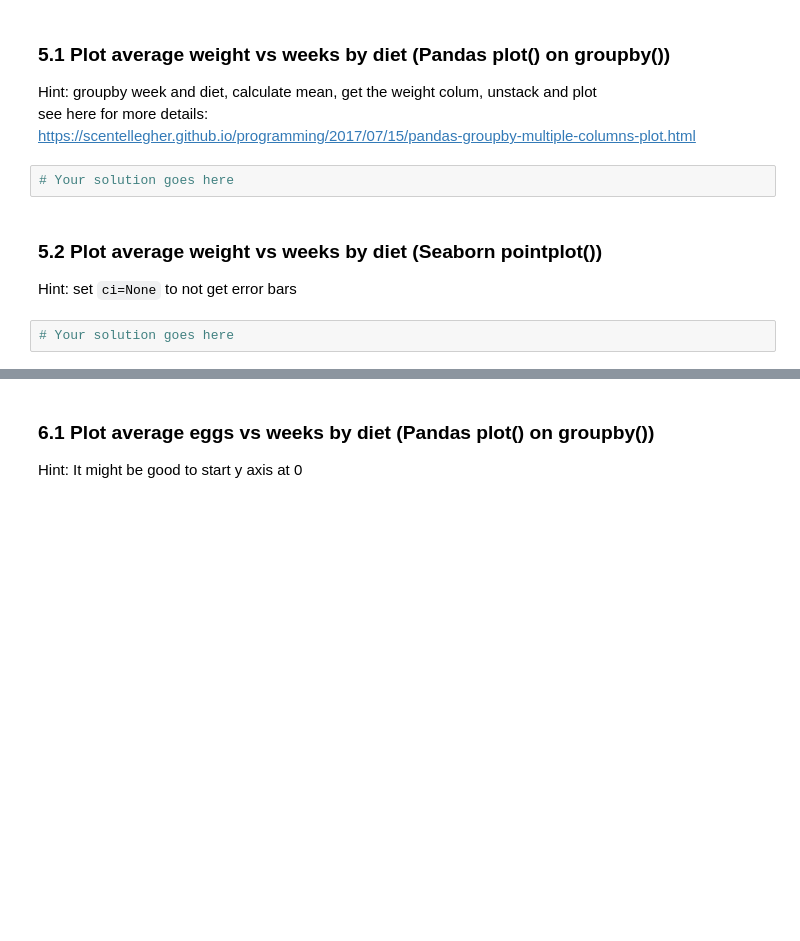
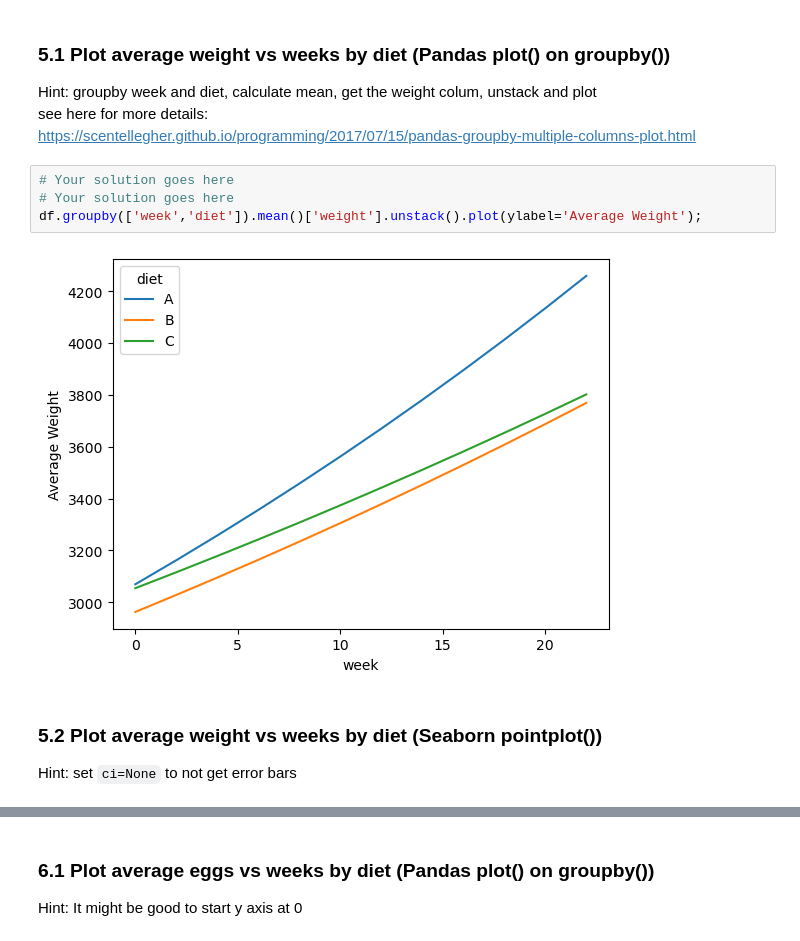
Before and after one commit to sofels/ENSF611-Lab0, a Jupyter notebook: lab0_chicken.ipynb, the cells around one changed output, grey strips where cells are left out. Cells and saved outputs as stored; diff of their text form; blank space fills up the shorter version.

```diff
--- a/lab0_chicken.ipynb
+++ b/lab0_chicken.ipynb
@@ -92,10 +90,12 @@ sns.boxplot(y=df['age']).set(title ='Age Statistics' )
 Hint: groupby week and diet, calculate mean, get the weight colum, unstack and plot
 see here for more details:
 https://scentellegher.github.io/programming/2017/07/15/pandas-groupby-multiple-columns-plot.html
-# %%
-# Your solution goes here
+# %%
+# Your solution goes here
+# Your solution goes here
+df.groupby(['week','diet']).mean()['weight'].unstack().plot(ylabel='Average Weight');
+# %% [output]
+[figure, added]
 # %% [markdown]
 ### 5.2 Plot average weight vs weeks by diet (Seaborn pointplot())
 Hint: set `ci=None` to not get error bars
-# %%
-# Your solution goes here
```
Also changed, not shown: parts of 14 cells of this notebook.
